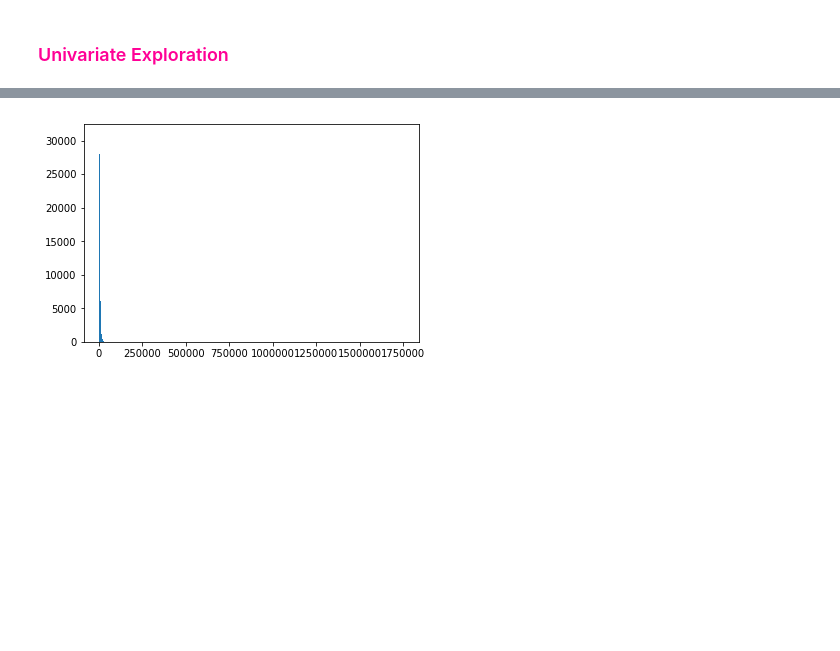
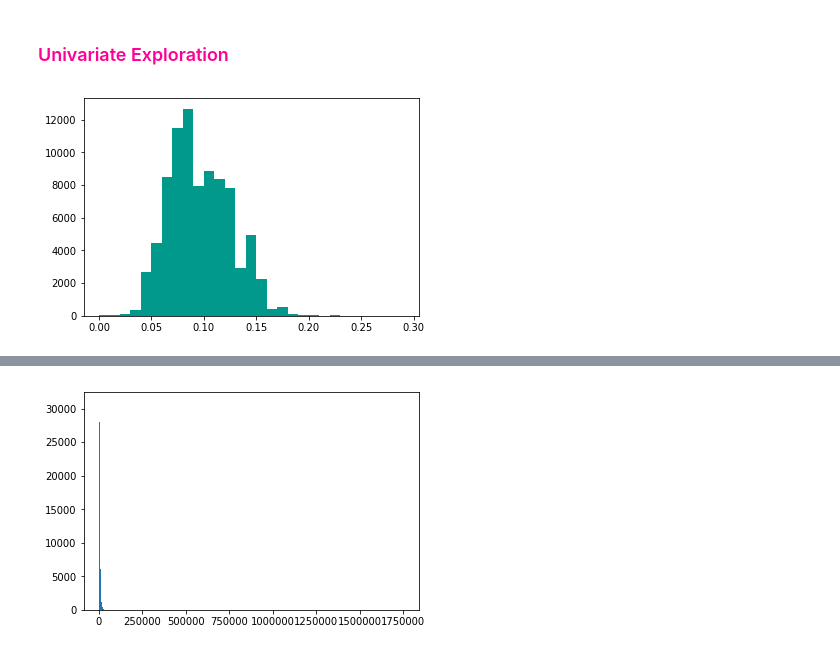
Before and after one commit to jovanmedfordDataAnalyst/loan-data-from-prosper, a Jupyter notebook: loan-analysis.ipynb, the cells around one changed output, grey strips where cells are left out. Saved outputs shown, nothing was run; the diff lists cells and outputs as text; code cells hidden in the pictures; blank space fills up the shorter version.

```diff
--- a/loan-analysis.ipynb
+++ b/loan-analysis.ipynb
@@ -125,4 +125,9 @@ Name: LoanStatus, dtype: int64
 ## <font color=#b30069> Exploratory Analysis </font>
 # %% [markdown]
 ### <font color=#ff0096>Univariate Exploration</font>
+# %%
+bin_edges=np.arange(0,max(loans["EstimatedReturn"].dropna())+0.01,0.01)
+plt.hist(loans["EstimatedReturn"].dropna(), bins = bin_edges, color = '#00998c');
+# %% [output]
+[figure, added]
 # %%
```
Also changed, not shown: parts of 2 cells of this notebook.
